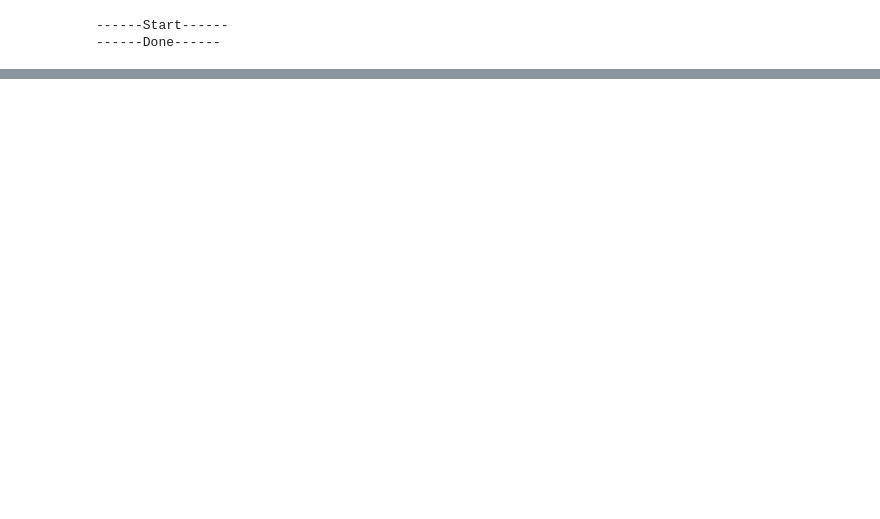
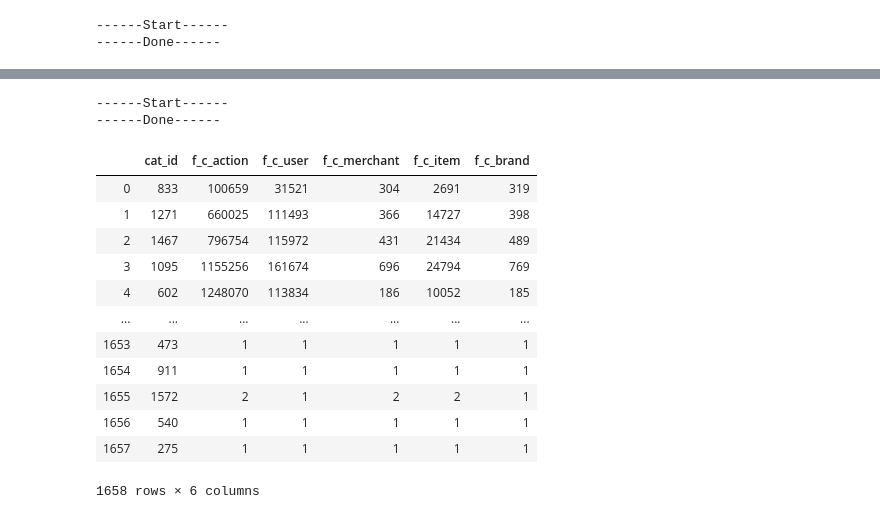
Before and after one commit to sevewing/RepeatBuyers, a Jupyter notebook: RepeatBuyers.ipynb, the cells around one changed output, grey strips where cells are left out. Saved outputs shown, nothing was run; the diff lists cells and outputs as text; code cells hidden in the pictures; blank space fills up the shorter version.

```diff
--- a/RepeatBuyers.ipynb
+++ b/RepeatBuyers.ipynb
@@ -359,0 +415,36 @@ SyntaxError: invalid syntax (<ipython-input-112-b12d6daed545>, line 1)
+# %%
+f_cat = pd.DataFrame(user_log['cat_id']).drop_duplicates()
+# %%
+print('------Start------')
+
+f_temp = feature_extract(user_log,['cat_id','action_type'],['cat_id'],None,{'action_type':'f_c_action'},'cnt')
+f_cat = pd.merge(f_cat, f_temp, on=['cat_id'])
+
+aggs = {'user_id':lambda x: len(set(x)),
+        'merchant_id':lambda x: len(set(x)),
+        'item_id':lambda x: len(set(x)),
+        'brand_id':lambda x: len(set(x))}
+rnames = {'user_id':'f_c_user','merchant_id':'f_c_merchant','item_id':'f_c_item','brand_id':'f_c_brand'}
+f_temp = feature_extract(user_log, None, ['cat_id'], aggs, rnames, 'sub_agg')
+f_cat = pd.merge(f_cat, f_temp, on=['cat_id'])
+
+print('------Done------')
+# %% [output]
+------Start------
+------Done------
+# %%
+f_cat
+# %% [output]
+|  | cat_id | f_c_action | f_c_user | f_c_merchant | f_c_item | f_c_brand |
+| 0 | 833 | 100659 | 31521 | 304 | 2691 | 319 |
+| 1 | 1271 | 660025 | 111493 | 366 | 14727 | 398 |
+| 2 | 1467 | 796754 | 115972 | 431 | 21434 | 489 |
+| 3 | 1095 | 1155256 | 161674 | 696 | 24794 | 769 |
+| 4 | 602 | 1248070 | 113834 | 186 | 10052 | 185 |
+| ... | ... | ... | ... | ... | ... | ... |
+| 1653 | 473 | 1 | 1 | 1 | 1 | 1 |
+| 1654 | 911 | 1 | 1 | 1 | 1 | 1 |
+| 1655 | 1572 | 2 | 1 | 2 | 2 | 1 |
+| 1656 | 540 | 1 | 1 | 1 | 1 | 1 |
+| 1657 | 275 | 1 | 1 | 1 | 1 | 1 |
+1658 rows × 6 columns
```
Also changed, not shown: parts of 42 cells of this notebook.
